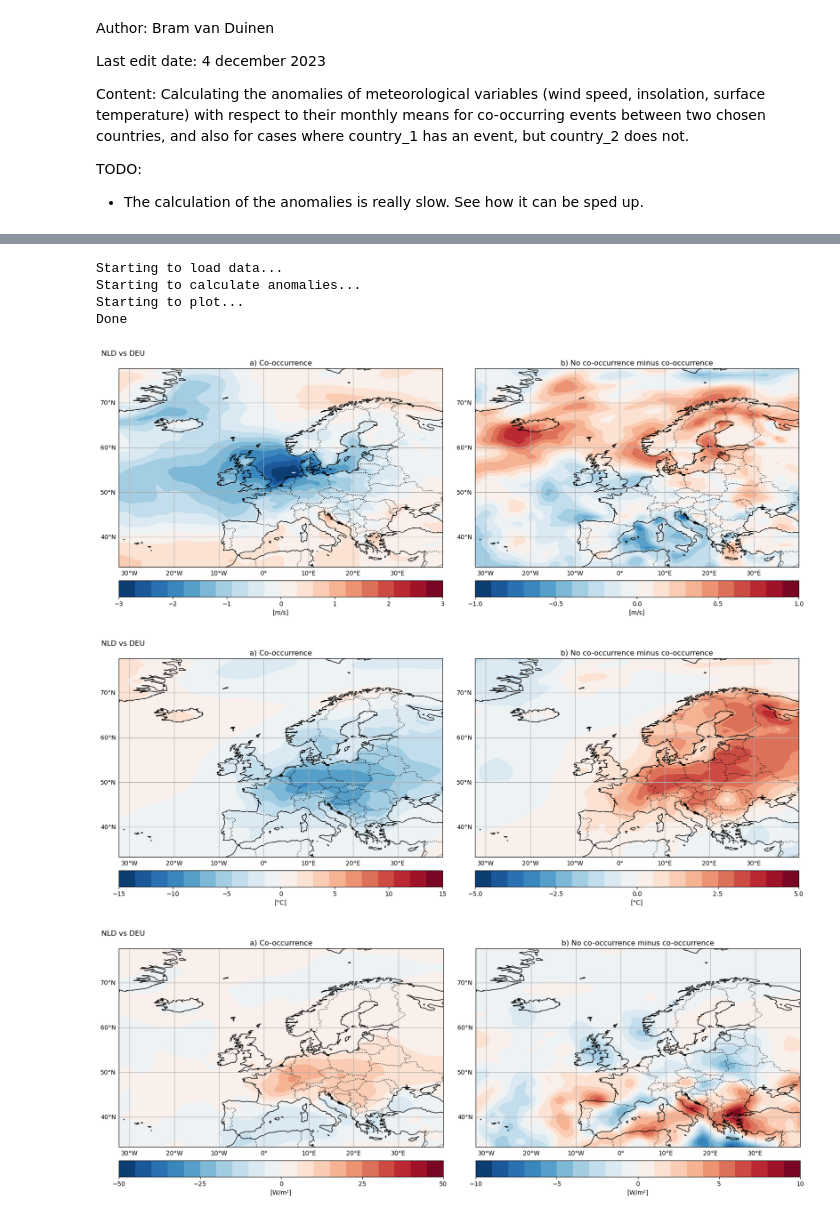
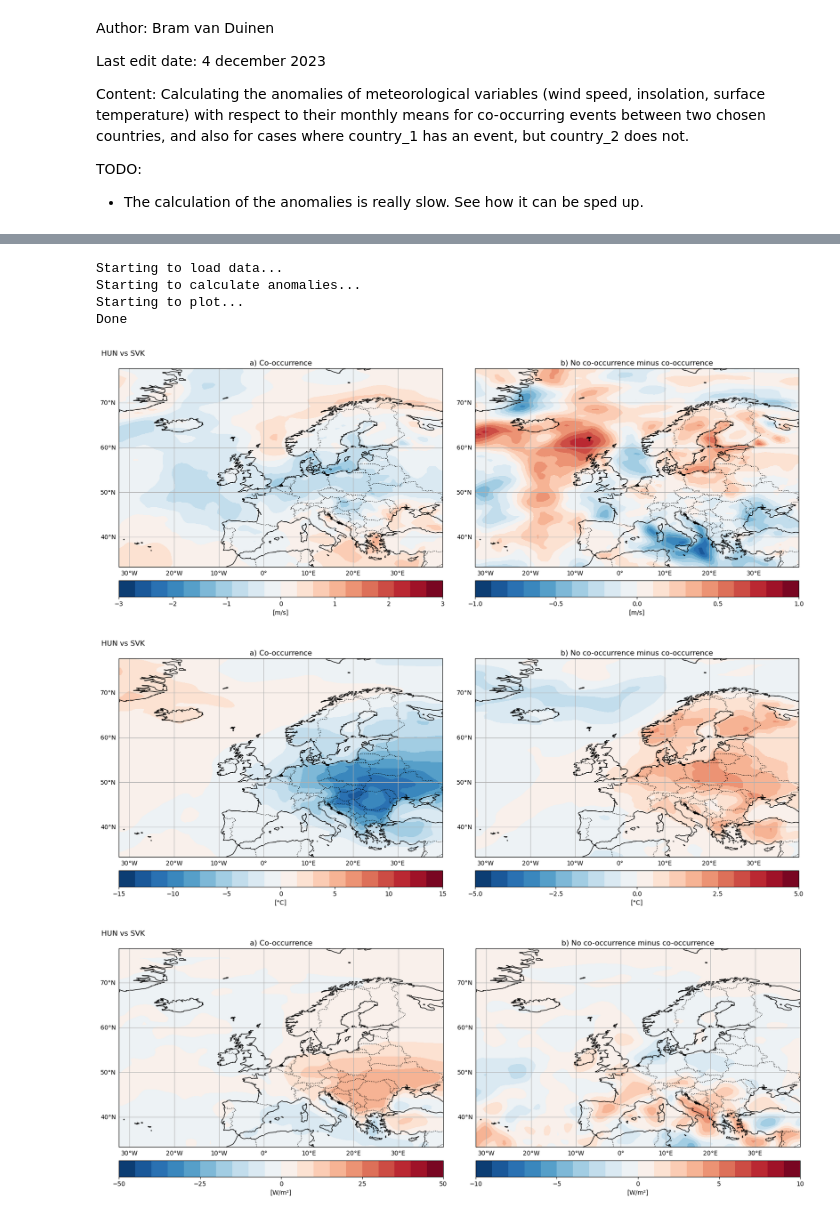
Before and after one commit to bramvanduinen/EnergyDroughtCooccurrence, a Jupyter notebook: src/plotmeteo_cooccur.ipynb, the cells around one changed output, grey strips where cells are left out. Cells and saved outputs as stored; diff of their text form; code cells hidden in the pictures.

```diff
--- a/src/plotmeteo_cooccur.ipynb
+++ b/src/plotmeteo_cooccur.ipynb
@@ -128,7 +129,7 @@ def plot(type, anom_co, anom_noco, c_1, c_2, lats, lons):
 
     for ax, data_var, levels, cticks, title in zip(axs, data_vars, levels, cticks, titles):
         ax.set_extent([lons[0], 40, lats[0], 75])
-        im1 = ax.contourf(lons, lats, data_var, levels=levels, cmap=plt.cm.RdBu_r)
+        im1 = ax.contourf(lons, lats, data_var, levels=levels, cmap=plt.cm.RdBu_r,  extend = 'both')
         ax.coastlines()
         ax.add_feature(cartopy.feature.BORDERS, linestyle=':', alpha=1)
         gl = ax.gridlines(draw_labels=True)
@@ -136,7 +137,7 @@ def plot(type, anom_co, anom_noco, c_1, c_2, lats, lons):
         gl.right_labels = False
         ax.set_title(title)
 
-        cbar = fig.colorbar(im1, ax=ax, orientation='horizontal', label=cbar_label, pad = 0.04)
+        cbar = fig.colorbar(im1, ax=ax, orientation='horizontal', label=cbar_label, pad = 0.04,  extend = 'both')
         cbar.set_ticks(cticks)
 
     fig.suptitle(f'{c_1} vs {c_2}', x = 0.13, y = 0.75)
@@ -170,13 +171,13 @@ def plotmeteo_all(c_1, c_2):
     plot('sun', sun_anom_co, sun_anom_noco, c_1, c_2, lats, lons)
 
     print('Done')
-# %%
-plotmeteo_all('NLD', 'DEU')
-# %% [output]
-Starting to load data...
-Starting to calculate anomalies...
-Starting to plot...
-Done
-[figure, removed]
-[figure, removed]
-[figure, removed]
+# %%
+plotmeteo_all('HUN', 'SVK')
+# %% [output]
+Starting to load data...
+Starting to calculate anomalies...
+Starting to plot...
+Done
+[figure, added]
+[figure, added]
+[figure, added]
```
Also changed, not shown: parts of 2 cells of this notebook, 7 other files.
